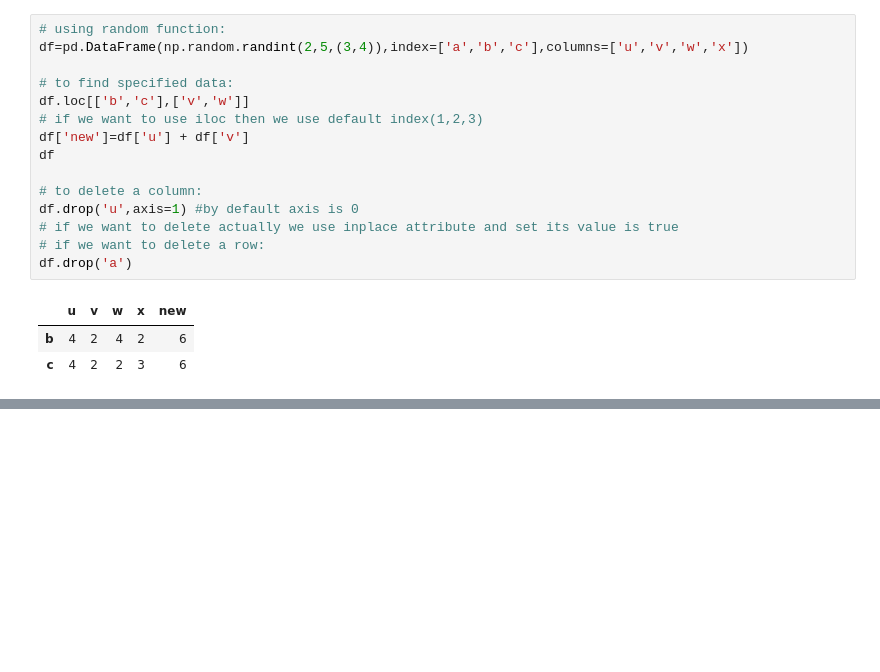
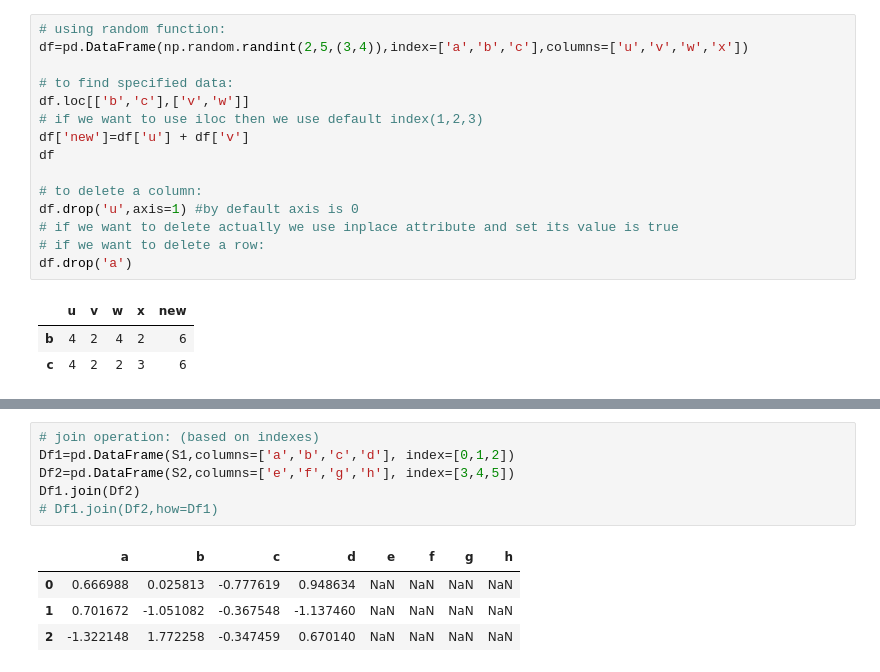
Before and after one commit to simran417/Data-Science, a Jupyter notebook: pandas/lec2.ipynb, the cells around one changed output, grey strips where cells are left out. Cells and saved outputs as stored; diff of their text form; blank space fills up the shorter version.

```diff
--- a/pandas/lec2.ipynb
+++ b/pandas/lec2.ipynb
@@ -164,0 +306,11 @@ df.drop('a')
+# %%
+# join operation: (based on indexes)
+Df1=pd.DataFrame(S1,columns=['a','b','c','d'], index=[0,1,2])
+Df2=pd.DataFrame(S2,columns=['e','f','g','h'], index=[3,4,5])
+Df1.join(Df2)
+# Df1.join(Df2,how=Df1)
+# %% [output]
+|  | a | b | c | d | e | f | g | h |
+| 0 | 0.666988 | 0.025813 | -0.777619 | 0.948634 | NaN | NaN | NaN | NaN |
+| 1 | 0.701672 | -1.051082 | -0.367548 | -1.137460 | NaN | NaN | NaN | NaN |
+| 2 | -1.322148 | 1.772258 | -0.347459 | 0.670140 | NaN | NaN | NaN | NaN |
```
Also changed, not shown: parts of 14 cells of this notebook.
